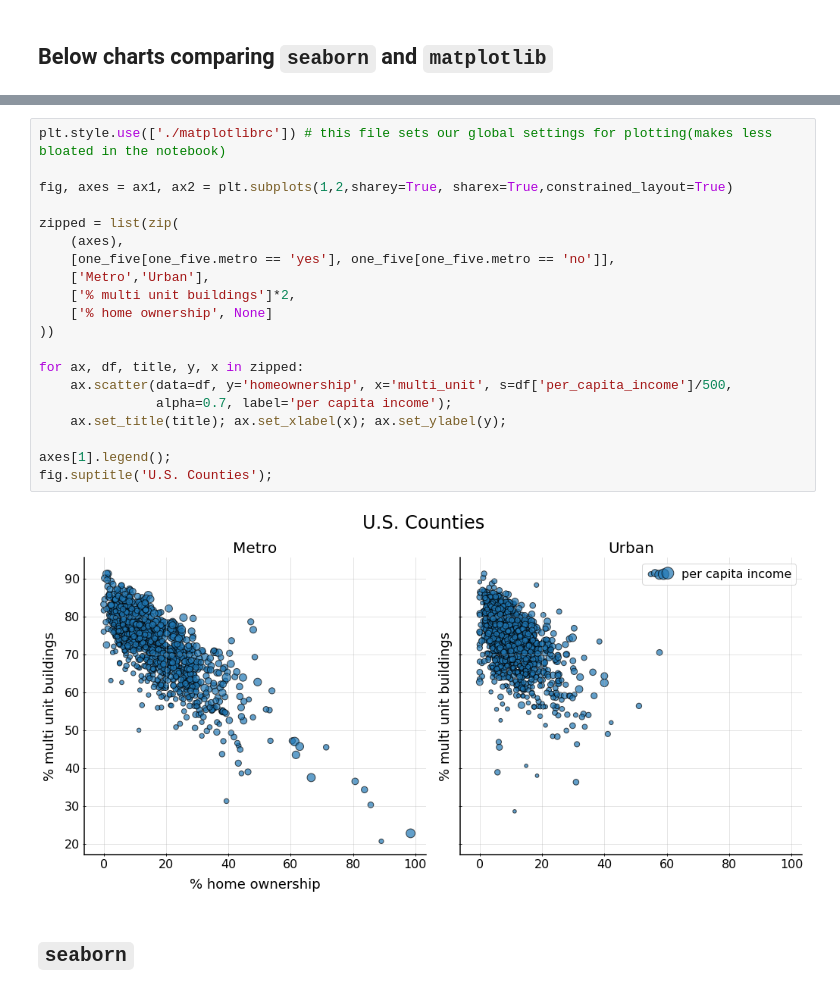
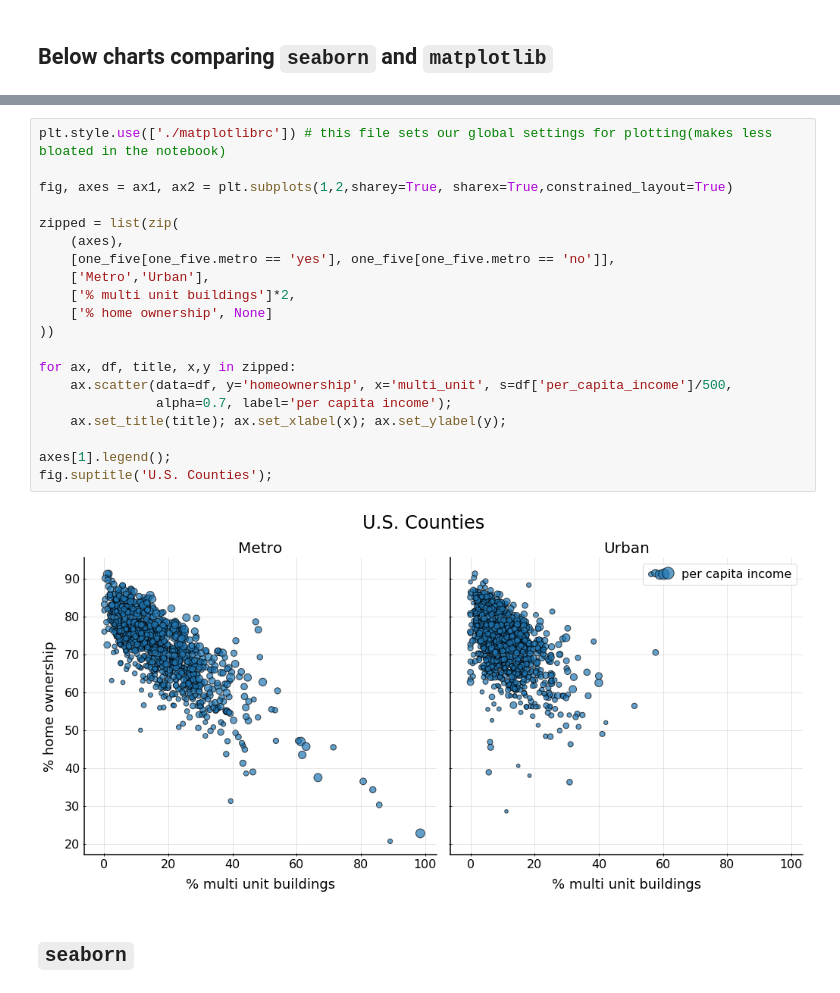
Before and after one commit to ukrainian-serge/open_intro_statistics, a Jupyter notebook: chap_1.ipynb, the cells around one changed output, grey strips where cells are left out. Cells and saved outputs as stored; diff of their text form.

```diff
--- a/chap_1.ipynb
+++ b/chap_1.ipynb
@@ -103,25 +99,25 @@ one_five.head(3)
 # %%
 plt.style.use(['./matplotlibrc']) # this file sets our global settings for plotting(makes less bloated in the notebook)
 
 fig, axes = ax1, ax2 = plt.subplots(1,2,sharey=True, sharex=True,constrained_layout=True)
 
 zipped = list(zip(
     (axes),
     [one_five[one_five.metro == 'yes'], one_five[one_five.metro == 'no']],
     ['Metro','Urban'],
     ['% multi unit buildings']*2,
     ['% home ownership', None]
 ))
 
-for ax, df, title, y, x in zipped:
+for ax, df, title, x,y in zipped:
     ax.scatter(data=df, y='homeownership', x='multi_unit', s=df['per_capita_income']/500,
                alpha=0.7, label='per capita income');
     ax.set_title(title); ax.set_xlabel(x); ax.set_ylabel(y);
 
 axes[1].legend();
 fig.suptitle('U.S. Counties');
 # %% [output]
-[figure, old version]
+[figure, new version]
 # %% [markdown]
 ## `seaborn`
 # %%
```
Also changed, not shown: parts of 2 cells of this notebook, 1 other file.
